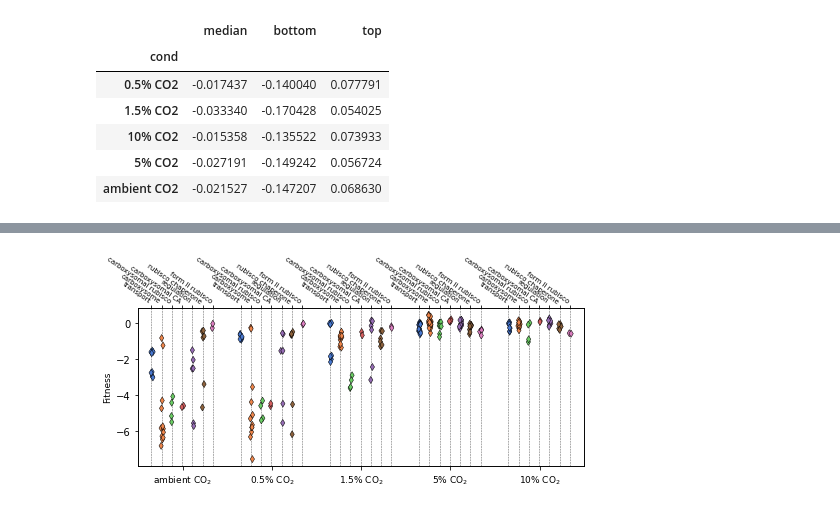
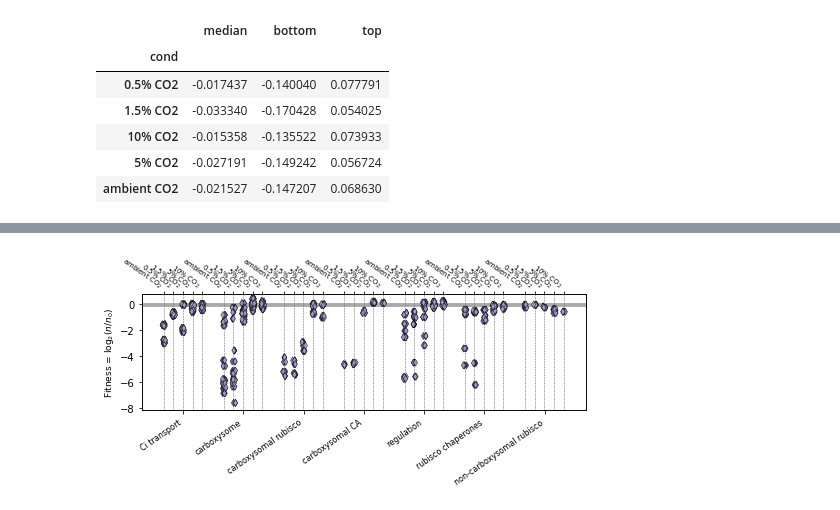
Before and after one commit to flamholz/ccm_evolution, a Jupyter notebook: notebooks/Fig2_Hnea_BarSeq.ipynb, the cells around one changed output, grey strips where cells are left out. Drawn from its saved outputs; the diff is of its cells as text; code cells hidden in the pictures.

```diff
--- a/notebooks/Fig2_Hnea_BarSeq.ipynb
+++ b/notebooks/Fig2_Hnea_BarSeq.ipynb
@@ -73,19 +38,34 @@ numeric_cols = (barseq_df.dtypes == np.float64)
 long_df = barseq_df.melt('locus_id', value_vars=barseq_df.columns[numeric_cols])
 
 # Add categorical information.
-default_props = dict(kind='other')
+default_props = dict(kind='other', name=None)
 gene_tags = [genes_of_interest.get(row.locus_id, default_props)['kind']
              for _, row in long_df.iterrows()]
+gene_names = [genes_of_interest.get(row.locus_id, default_props)['name']
+              for _, row in long_df.iterrows()]
 
 # Strip the .1 suffix in the condition name that comes from melt().
 conds = [re.sub('CO2.\d+', 'CO2', row.variable) for _, row in long_df.iterrows()]
-rep = [row.variable.split('.')[-1] for _, row in long_df.iterrows()]
+
+# Number the replicates for every condition
+pattern = re.compile(r'CO2.(\d+)')
+rep = [pattern.findall(row.variable) or ['0'] for _, row in long_df.iterrows()]
+rep = [int(i[0]) for i in rep]
+
+# Save everything in the DF.
 long_df['gene_tag'] = gene_tags
+long_df['gene_name'] = gene_names
 long_df['cond'] = conds
 long_df['rep'] = rep
+long_df['ccm_gene'] = long_df['gene_tag'] != 'other'
 
 # Shorter data frame for faster plotting of main-text genes.
 mask = long_df.locus_id.isin(genes_of_interest.keys())
+long_subset_df_allreps = long_df[mask]
+
+# Only plot 2 replicates per CO2 cond.
+# We have 4 reps for 5%, but it makes the plot more confusing.
+mask = np.logical_and(mask, long_df.rep < 3)
 long_subset_df = long_df[mask]
 
 long_subset_df.head()
@@ -179,37 +324,53 @@ plt.show()
 # %%
 # Longer version of the main-text figure.
-xorder = 'ambient CO2,0.5% CO2,1.5% CO2,5% CO2,10% CO2'.split(',')
-hue_order = 'transport,carboxysome,carboxysome rubisco,CA,regulation,chaperone,non-carboxysomal rubisco'.split(',')
-pal = sns.color_palette('muted')
+hue_order = 'ambient CO2,0.5% CO2,1.5% CO2,5% CO2,10% CO2'.split(',')
+xorder = 'transport,carboxysome,carboxysomal rubisco,CA,regulation,chaperone,non-carboxysomal rubisco'.split(',')
+pal = sns.color_palette('Purples', n_colors=12)
 greys = sns.color_palette('Greys')
 
-plt.figure(figsize=(7,3.5))
-sns.stripplot(data=long_subset_df, x='cond', y='value', hue='gene_tag', dodge=0.25,
-              order=xorder, hue_order=hue_order,
-              marker='d', edgecolor='k', linewidth=0.5, palette=pal)
+ls_df = long_subset_df_allreps
+
+fig, ax = plt.subplots(figsize=(7,3.5))
+
+for rep in ls_df.rep.unique():
+    mask = ls_df.rep == rep
+    my_df = ls_df[mask]
+    sns.stripplot(data=ls_df, x='gene_tag', y='value', hue='cond', dodge=0.25,
+                  order=xorder, hue_order=hue_order, alpha=0.85,
+                  marker='d', edgecolor='k', linewidth=0.5, palette=[pal[-2*rep-1]],
+                  jitter=0.15)
+
 plt.legend().set_visible(False)
 
-xticks = 'ambient CO$_2$,0.5% CO$_2$,1.5% CO$_2$,5% CO$_2$,10% CO$_2$'.split(',')
-plt.xticks(np.arange(5), xticks, rotation=0, ha='center', fontsize=9)
-plt.ylabel('Fitness', fontsize=9)
+xtick_str = 'Ci transport,carboxysome,carboxysomal rubisco,carboxysomal CA,regulation,rubisco chaperones,non-carboxysomal rubisco'.split(',')
+plt.xticks(np.arange(len(xtick_str)), xtick_str, rotation=35, ha='right', fontsize=8)
+plt.ylabel('Fitness = $\log_2 (n/n_0)$', fontsize=9)
 plt.xlabel('')
+plt.ylim(-8.15, 0.8)
 
-xticks = np.arange(0, 0.7, 0.115) - 0.35
-xticks = np.hstack([xticks, xticks+1, xticks+2, xticks+3, xticks+4])
-xtick_str = 'transport,carboxysome,carboxysomal rubisco,carboxysomal CA,regulation,rubisco chaperone,form II rubisco'.split(',')*5
+# Band for typical mutational effect.
+bottom = [bot_quartile_fitness, bot_quartile_fitness]
+top = [top_quartile_fitness, top_quartile_fitness]
+plt.fill_between([0,1], bottom, top, color=greys[-3], alpha=0.5, transform=ax.get_yaxis_transform())
+plt.axhline(median_fitness, lw=0.3, color=greys[-1])
+
+xticks = np.arange(0, 0.8, 0.16) - 0.325
+xticks = np.hstack([xticks, xticks+1, xticks+2, xticks+3, xticks+4, xticks+5, xticks+6])
+xticks_str = 'ambient CO$_2$,0.5% CO$_2$,1.5% CO$_2$,5% CO$_2$,10% CO$_2$'.split(',')*7
+
 for xpos in xticks:
     plt.axvline(xpos, ls='--', lw=0.5, zorder=-1, color=greys[-2])
 
 ax = plt.gca()
 axT = ax.twiny()
 plt.sca(axT)
 
 plt.xlim(ax.get_xlim())
-plt.xticks(xticks, xtick_str, ha='right', rotation=-35, fontsize=7)
+plt.xticks(xticks, xticks_str, ha='right', rotation=-35, fontsize=7)
 plt.tick_params(pad=0)
 
 plt.tight_layout()
-plt.savefig('figures/fig2/fig2_S1.png', dpi=600, facecolor='w')
+plt.savefig('figures/fig2/fig2_S3.png', dpi=600, facecolor='w')
 plt.show()
 # %% [output]
-[figure, old version]
+[figure, new version]
```
Also changed, not shown: parts of 17 cells of this notebook.
